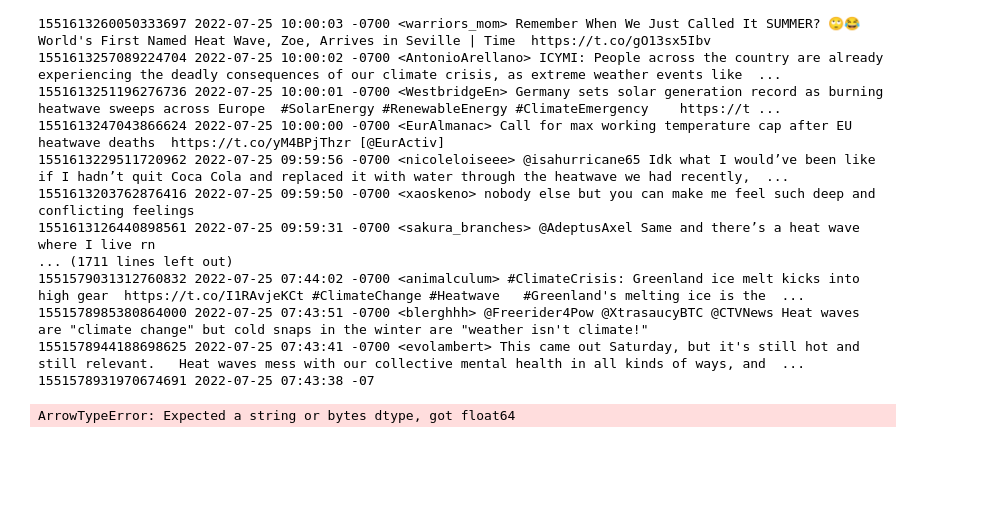
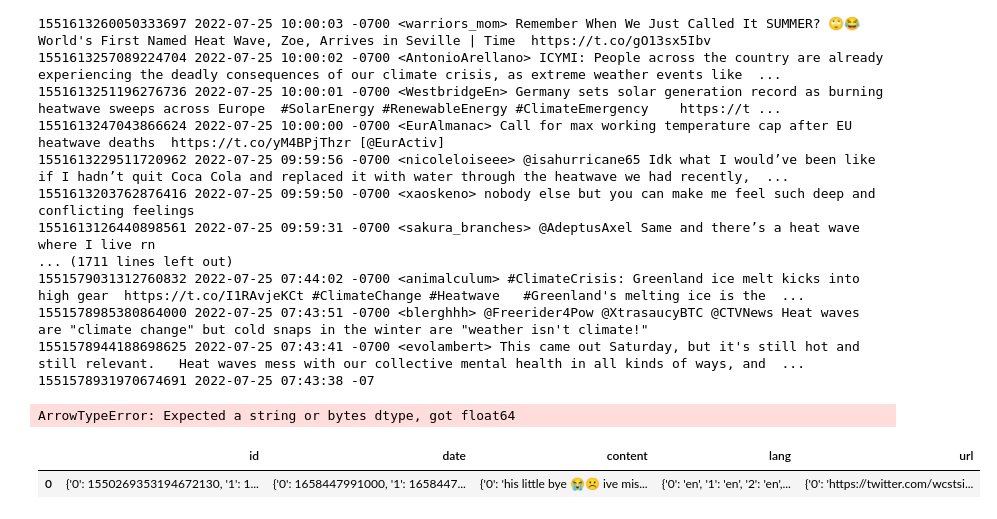
Before and after one commit to jessgschueler/vibe-shift, a Jupyter notebook: workbook.ipynb, the cells around one changed output. Cells and saved outputs as stored; diff of their text form; code cells hidden in the pictures; blank space fills up the shorter version.

```diff
--- a/workbook.ipynb
+++ b/workbook.ipynb
@@ -204,3 +204,15 @@ load_bq(heatsample_df, f'{database}{table}')
 heatsample_df.dtypes
 # %% [output]
 ArrowTypeError: Expected a string or bytes dtype, got float64
+# %%
+import snscrape
+import pandas as pd
+
+dune_df = pd.read_json('little_miss_sentiment.json', lines=True)
+dune_df = dune_df[['id', 'date', 'content', 'lang', 'url']]
+
+
+dune_df.head()
+# %% [output]
+|  | id | date | content | lang | url |
+| 0 | {'0': 1550269353194672130, '1': 1... | {'0': 1658447991000, '1': 1658447... | {'0': 'his little bye 😭☹️ ive mis... | {'0': 'en', '1': 'en', '2': 'en',... | {'0': 'https://twitter.com/wcstsi... |
```
Also changed, not shown: parts of 1 cell of this notebook.
